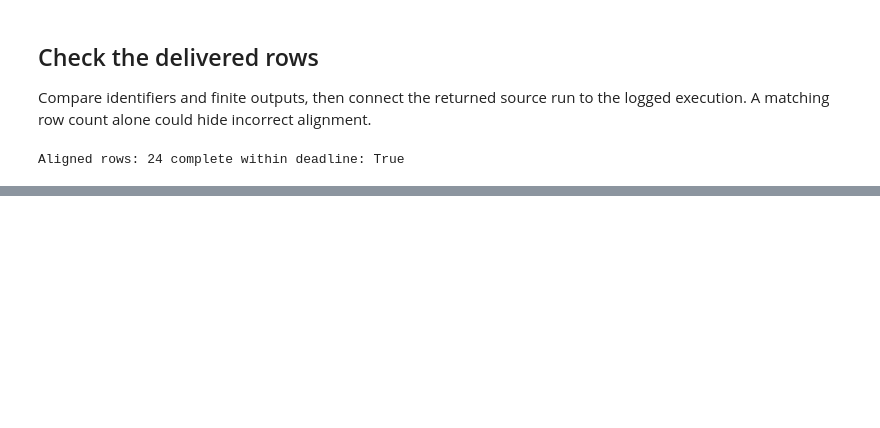
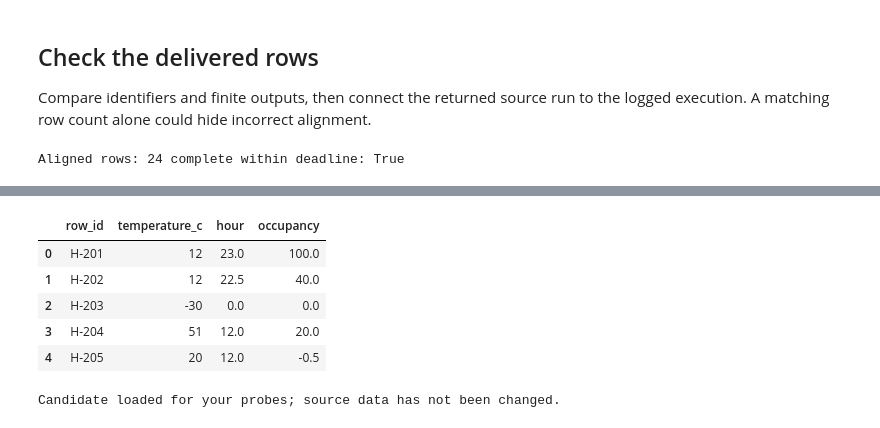
Before and after one commit to richhiey/ml-llm-ops, a Jupyter notebook: module-a/notebooks/01-pipeline-and-extension.ipynb, the cells around one changed output, grey strips where cells are left out. Drawn from its saved outputs; the diff is of its cells as text; code cells hidden in the pictures; blank space fills up the shorter version.

Commit message:
Consolidate Module A into four sprint learning notebooks

```diff
--- a/module-a/notebooks/01-pipeline-and-extension.ipynb
+++ b/module-a/notebooks/01-pipeline-and-extension.ipynb
@@ -20,9 +25,8 @@ assert sys.version_info[:2] == (3, 12), 'Use Python 3.12; see the linked setup g
 if 'google.colab' in sys.modules:
     # Start before importing numerical packages: installed files cannot replace live modules.
     expected = {'numpy':'2.3.3', 'pandas':'2.3.3', 'sklearn':'1.7.2', 'mlflow':'3.5.1'}
-    for name, version in expected.items():
-        if name in sys.modules and getattr(sys.modules[name], '__version__', None) != version:
-            raise RuntimeError(f'{name} is already loaded at another version. Delete/reconnect the runtime, then run setup first.')
+    stale = [name for name, version in expected.items()
+             if name in sys.modules and getattr(sys.modules[name], '__version__', None) != version]
     checkout = Path('/content') / ('ml-llm-ops-' + PIN['source_commit'][:12])
     if not checkout.exists():
         subprocess.run(['git', 'clone', '--no-checkout', PIN['repository'], str(checkout)], check=True)
@@ -31,12 +35,20 @@ if 'google.colab' in sys.modules:
     assert actual == PIN['source_commit']
     package = checkout / PIN['package_path']
     subprocess.run([sys.executable, '-m', 'pip', 'install', '-q', '-r', str(package/'requirements-colab.txt')], check=True)
+    subprocess.run([sys.executable, '-m', 'pip', 'install', '-q', 'pytest==8.4.2'], check=True)
     subprocess.run([sys.executable, '-m', 'pip', 'install', '-q', '--no-deps', '-e', str(package)], check=True)
+    if stale:
+        raise RuntimeError('Pinned dependencies are now installed. Choose Runtime > Restart session, '
+                           'then Run all again. Keep this runtime: do NOT disconnect/delete it. '
+                           'Loaded packages needing refresh: ' + ', '.join(stale))
     # A running kernel does not reload newly installed editable .pth files.
     sys.path.insert(0, str(package / 'src'))
 import campus_mlops
 from campus_mlops import *
 from campus_mlops.lifecycle import code_revision, MODEL_NAME
+PACKAGE=Path(campus_mlops.__file__).resolve().parents[2]
+sys.path.insert(0,str(PACKAGE))
+from learning.workspace import make_project, project_python, project_tests, course_cli, prepare_case
 assert campus_mlops.__version__ == PIN['version'] == '0.1.1'
 assert code_revision() == PIN['code_revision'], 'Helper changed: restore the pinned reference source.'
 state = Path(tempfile.mkdtemp(prefix='campus-module-a-'))
@@ -179,0 +283,14 @@ Aligned rows: 24 complete within deadline: True
+# %%
+import runpy
+proposed_guard=runpy.run_path(str(PACKAGE/'exercises/generated-stage-candidate.py'))['proposed_guard']
+supplier=pd.read_csv(PACKAGE/'exercises/harbor-intake.csv')
+display(supplier)
+print('Candidate loaded for your probes; source data has not been changed.')
+# %% [output]
+|  | row_id | temperature_c | hour | occupancy |
+| 0 | H-201 | 12 | 23.0 | 100.0 |
+| 1 | H-202 | 12 | 22.5 | 40.0 |
+| 2 | H-203 | -30 | 0.0 | 0.0 |
+| 3 | H-204 | 51 | 12.0 | 20.0 |
+| 4 | H-205 | 20 | 12.0 | -0.5 |
+Candidate loaded for your probes; source data has not been changed.
```
Also changed, not shown: parts of 12 cells of this notebook, 52 other files.
